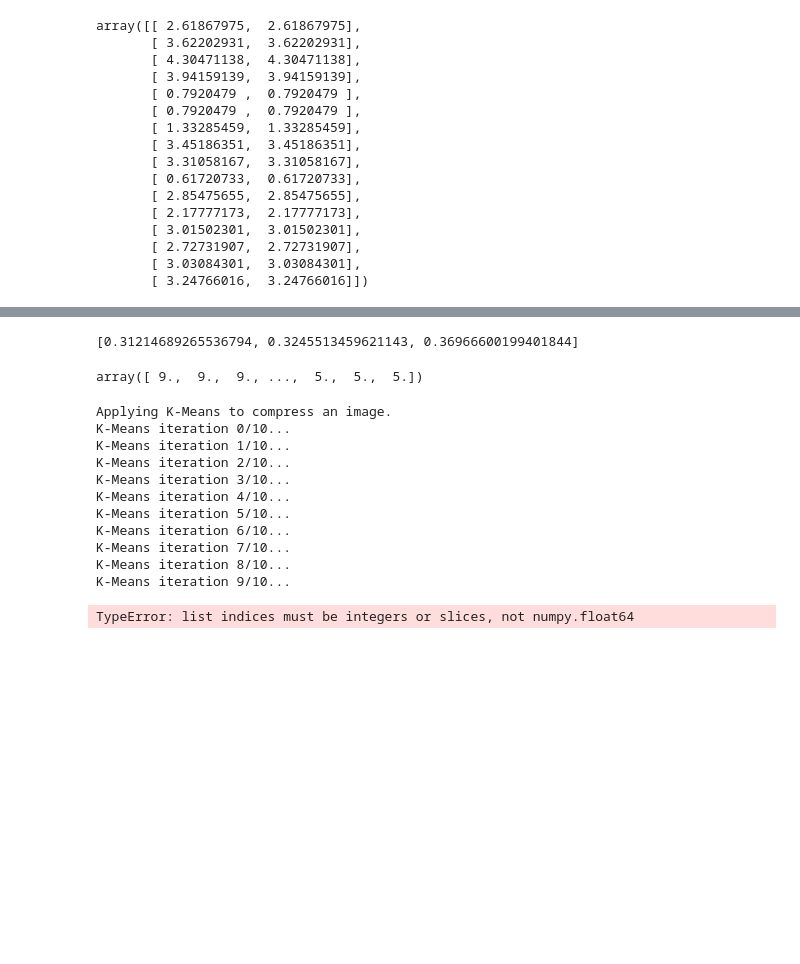
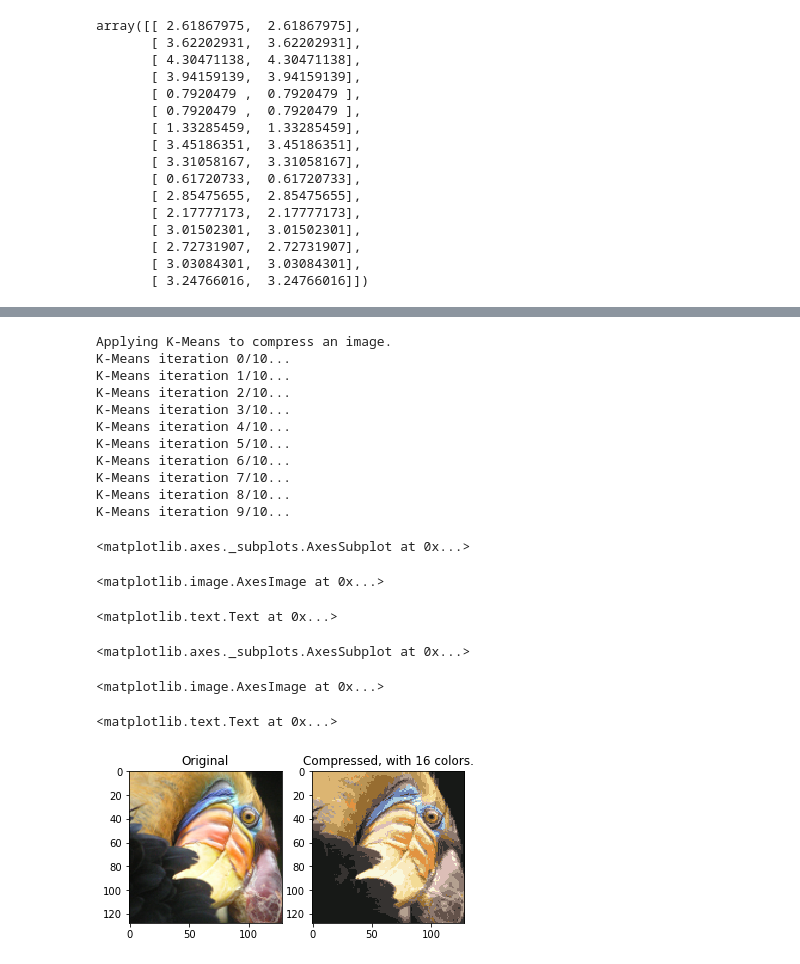
Before and after one commit to matkalinowski/ML-AndrewNg, a Jupyter notebook: ex7/Programming Exercise 7 K-means Clustering and Principal Component Analysis.ipynb, the cells around one changed output, grey strips where cells are left out. Saved outputs shown, nothing was run; the diff lists cells and outputs as text; code cells hidden in the pictures; blank space fills up the shorter version.

```diff
--- a/ex7/Programming Exercise 7 K-means Clustering and Principal Component Analysis.ipynb
+++ b/ex7/Programming Exercise 7 K-means Clustering and Principal Component Analysis.ipynb
@@ -369,11 +339,3 @@ K-Means iteration 9/10...
-# %%
-centroids[0]
-# %% [output]
-[0.31214689265536794, 0.3245513459621143, 0.36966600199401844]
-# %%
-idx
-# %% [output]
-array([ 9.,  9.,  9., ...,  5.,  5.,  5.])
 # %%
 print('Applying K-Means to compress an image.')
 
@@ -386,32 +348,37 @@ idx = findClosestCentroids(X, centroids)
 # indices in idx.
 
 # We can now recover the image from the indices (idx) by mapping each pixel
 # (specified by it's index in idx) to the centroid value
 X_recovered = np.array([centroids[e] for e in idx])
 
 # Reshape the recovered image into proper dimensions
 X_recovered = X_recovered.reshape(img_size[0], img_size[1], 3)
 
 # Display the original image
 plt.subplot(1, 2, 1)
 plt.imshow(A)
 plt.title('Original')
-show()
 
 # Display compressed image side by side
 plt.subplot(1, 2, 2)
 plt.imshow(X_recovered)
 plt.title('Compressed, with %d colors.' % K)
 # %% [output]
 Applying K-Means to compress an image.
 K-Means iteration 0/10...
 K-Means iteration 1/10...
 K-Means iteration 2/10...
 K-Means iteration 3/10...
 K-Means iteration 4/10...
 K-Means iteration 5/10...
 K-Means iteration 6/10...
 K-Means iteration 7/10...
 K-Means iteration 8/10...
 K-Means iteration 9/10...
-TypeError: list indices must be integers or slices, not numpy.float64
+<matplotlib.axes._subplots.AxesSubplot at 0x...>
+<matplotlib.image.AxesImage at 0x...>
+<matplotlib.text.Text at 0x...>
+<matplotlib.axes._subplots.AxesSubplot at 0x...>
+<matplotlib.image.AxesImage at 0x...>
+<matplotlib.text.Text at 0x...>
+[figure, added]
```
Also changed, not shown: parts of 6 cells of this notebook, 1 other file.
